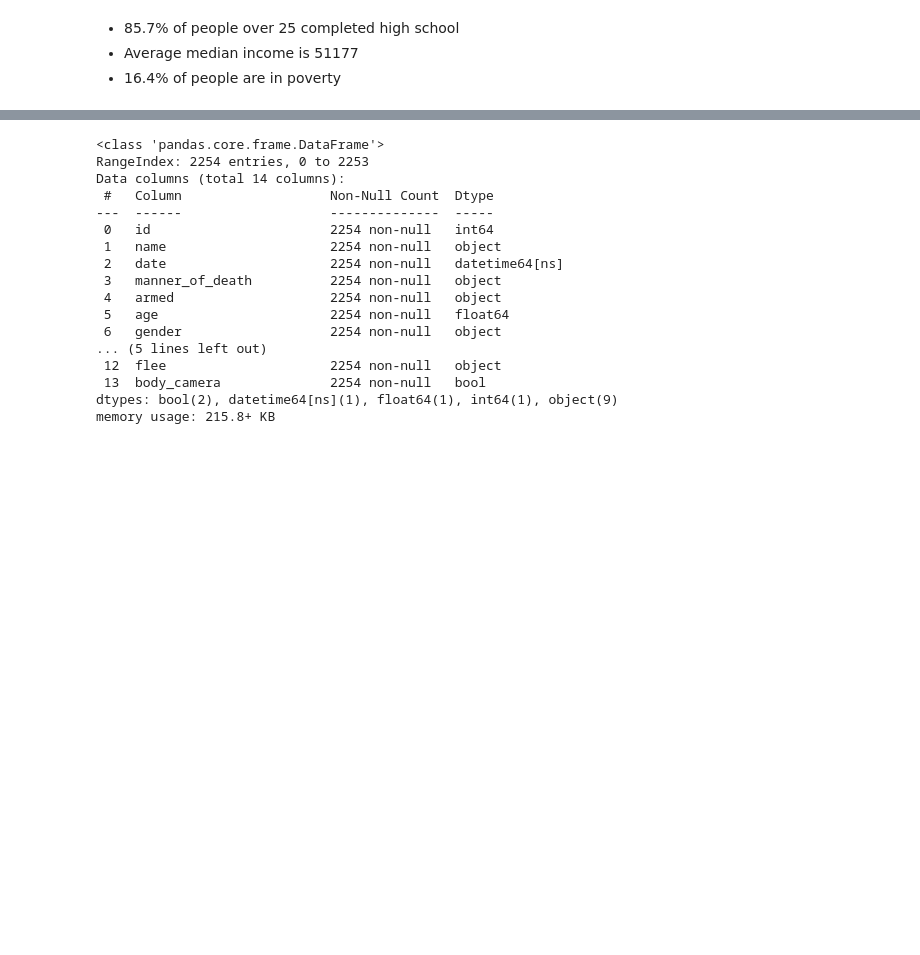
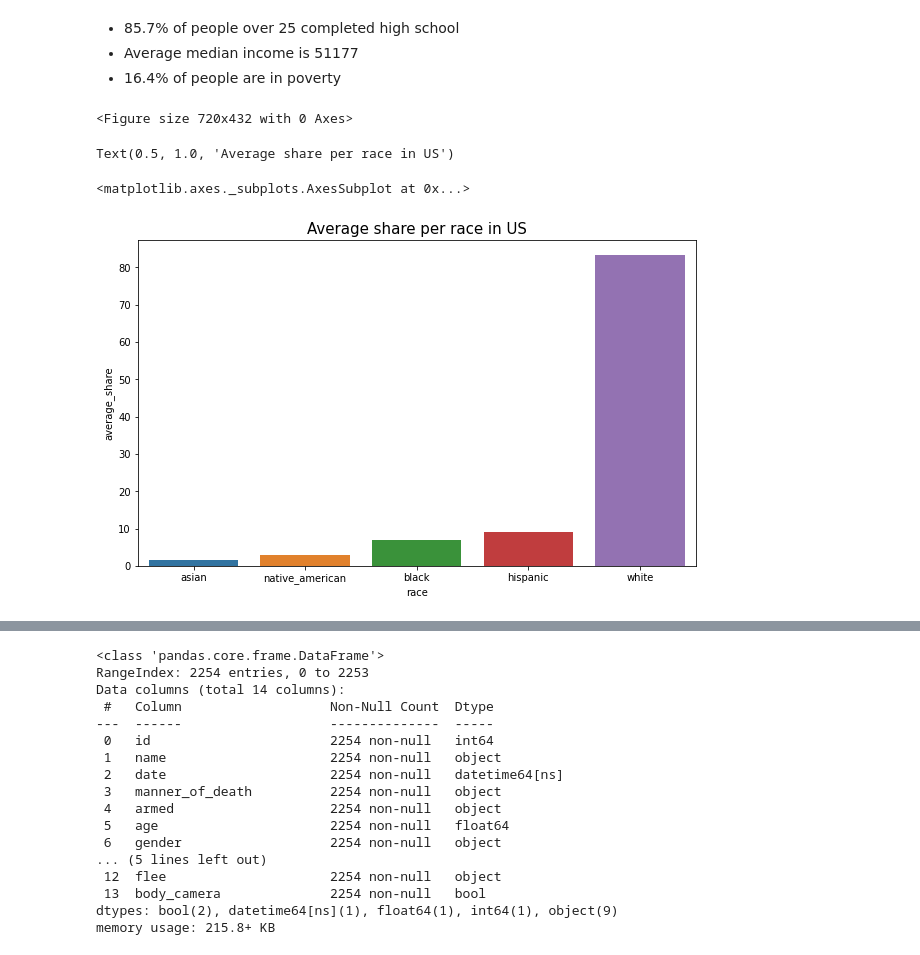
Before and after one commit to UToledo-DataScience/Fatal-Police-Shootings-in-the-US, a Jupyter notebook: EDA/EDA.ipynb, the cells around one changed output, grey strips where cells are left out. Cells and saved outputs as stored; diff of their text form; code cells hidden in the pictures; blank space fills up the shorter version.

```diff
--- a/EDA/EDA.ipynb
+++ b/EDA/EDA.ipynb
@@ -53,4 +37,16 @@ demographic.describe()
 *   85.7% of people over 25 completed high school
 *   Average median income is 51177
 *   16.4% of people are in poverty
+# %%
+average_share_per_race = pd.DataFrame({'race':['white','black','native_american','asian','hispanic'],
+                                       'average_share':[83.190149,6.882655,2.856685	,1.547159,9.203426]})
+average_share_per_race = average_share_per_race.sort_values(by='average_share')
+plt.figure(figsize=(10,6))
+plt.title('Average share per race in US', fontdict={'fontsize':15})
+sns.barplot(x=average_share_per_race['race'], y=average_share_per_race['average_share'])
+# %% [output]
+<Figure size 720x432 with 0 Axes>
+Text(0.5, 1.0, 'Average share per race in US')
+<matplotlib.axes._subplots.AxesSubplot at 0x...>
+[figure, added]
 # %%
```
Also changed, not shown: parts of 14 cells of this notebook.
